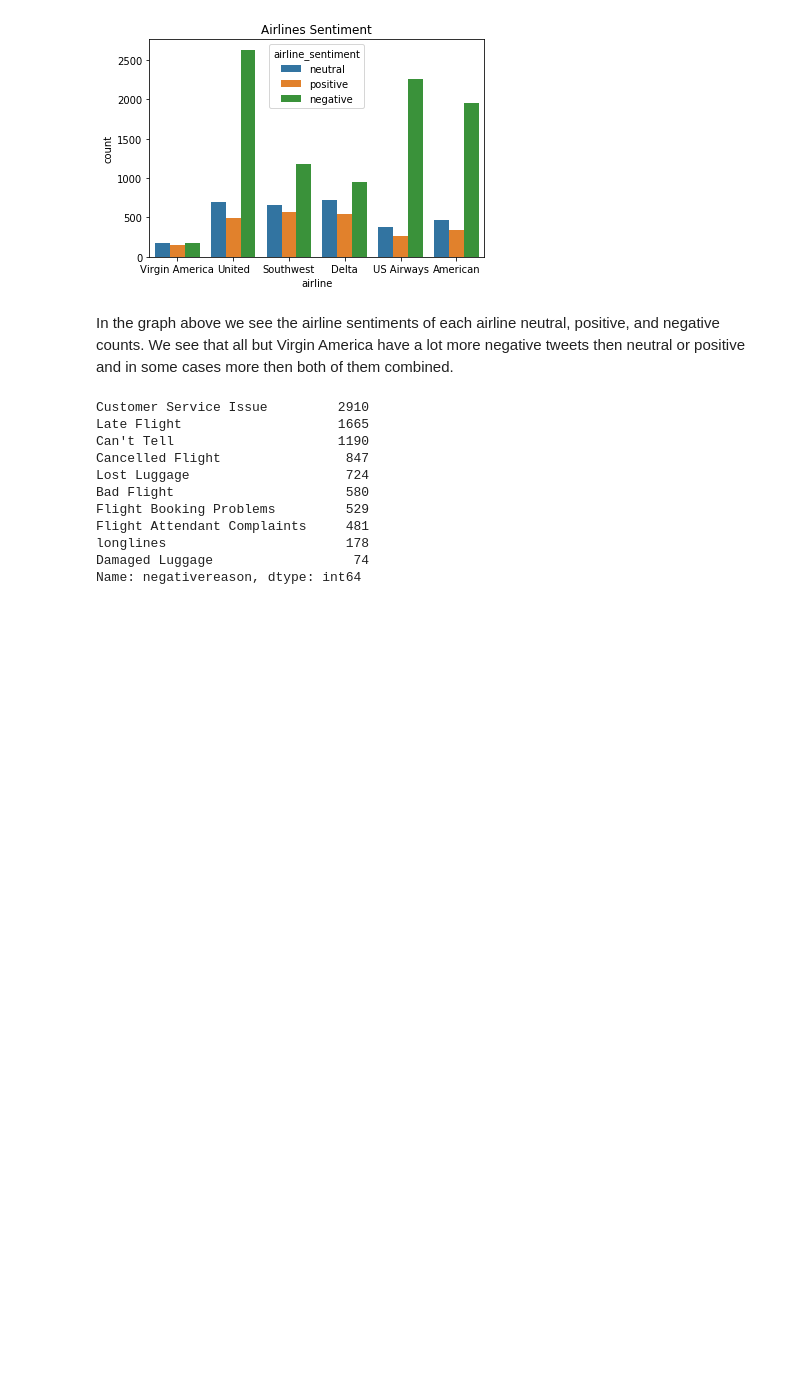
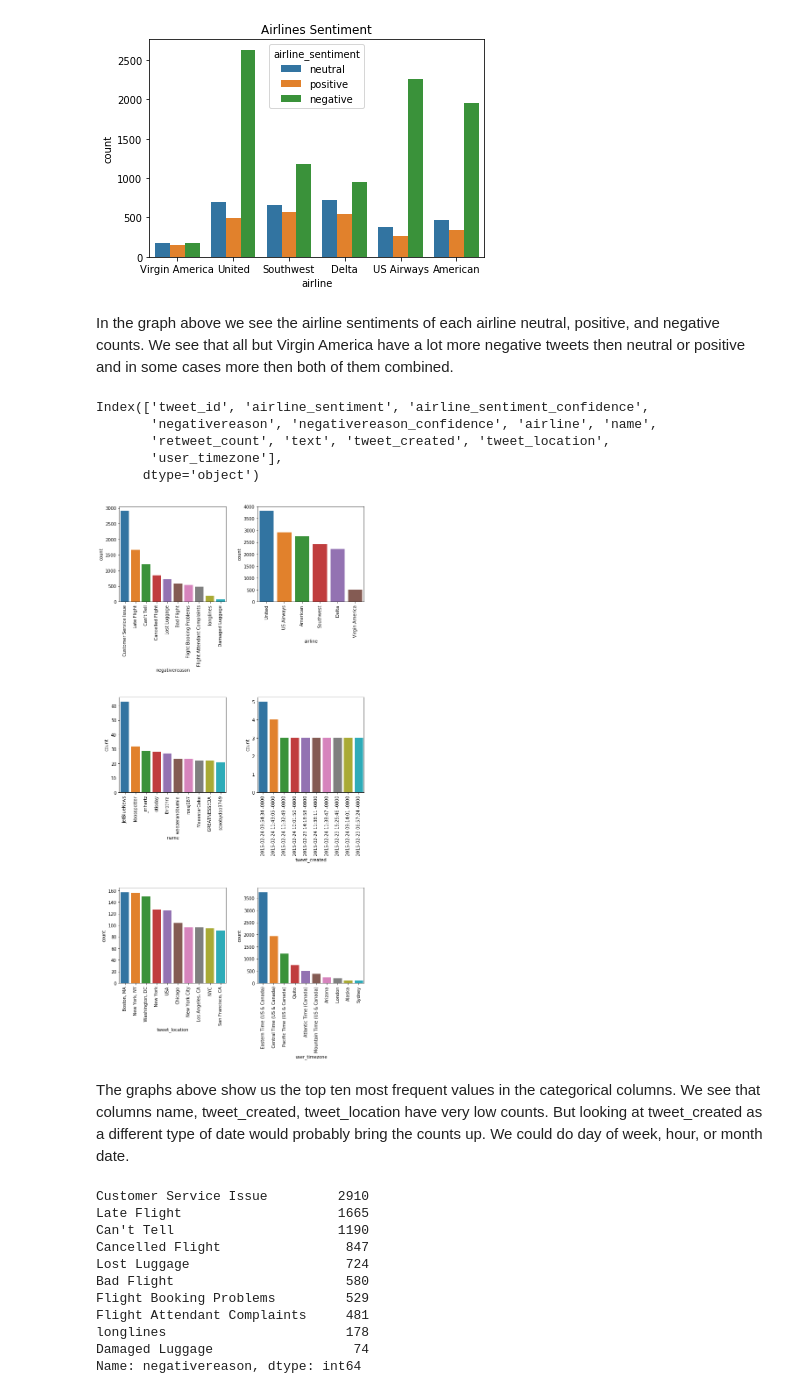
Before and after one commit to willjdew/Airline-Twitter-Sentiment, a Jupyter notebook: notebooks/Twitter_US_Airline_ Sentiment.ipynb, the cells around one changed output. Saved outputs shown, nothing was run; the diff lists cells and outputs as text; code cells hidden in the pictures; blank space fills up the shorter version.

```diff
--- a/notebooks/Twitter_US_Airline_ Sentiment.ipynb
+++ b/notebooks/Twitter_US_Airline_ Sentiment.ipynb
@@ -48,4 +48,5 @@ memory usage: 1.7+ MB
 # %% [markdown]
 Looking we see taht some columns have really low non-null object counts.  Columns airline_sentiment_gold has 40, negativereason_gold has 32, and twee_coord only has 1019.  These columns with a lot of missing values won't be of use in the model and will be dropped.
 # %%
-df_1 = df.drop(['airline_sentiment_gold', 'negativereason_gold', 'tweet_coord'], axis=1)
+df_1 = df.drop(['airline_sentiment_gold', 'negativereason_gold',
+                'tweet_coord'], axis=1)
@@ -61,6 +69,30 @@ plt.title('Airlines Sentiment');
 [figure]
 # %% [markdown]
 In the graph above we see the airline sentiments of each airline neutral, positive, and negative counts.  We see that all but Virgin America have a lot more negative tweets then neutral or positive and in some cases more then both of them combined.
+# %%
+df_1.columns
+# %% [output]
+Index(['tweet_id', 'airline_sentiment', 'airline_sentiment_confidence',
+       'negativereason', 'negativereason_confidence', 'airline', 'name',
+       'retweet_count', 'text', 'tweet_created', 'tweet_location',
+       'user_timezone'],
+      dtype='object')
+# %%
+columns = ['negativereason', 'airline', 'name', 'tweet_created',
+           'tweet_location', 'user_timezone']
+# %%
+fig = plt.figure(figsize=(10, 20))
+fig.subplots_adjust(hspace=1, wspace=0.3)
+
+for i, c in enumerate(columns, start=1):
+    ax = fig.add_subplot(3, 2, i)
+    chart = sns.countplot(x=c, data=df_1,
+                          order=df_1[c].value_counts().iloc[:10].index)
+    chart.set_xticklabels(chart.get_xticklabels(), rotation=90)
+# %% [output]
+[figure, added]
+# %% [markdown]
+The graphs above show us the top ten most frequent values in the categorical columns.  We see that columns name, tweet_created, tweet_location have very low counts.  But looking at tweet_created as a different type of date would probably bring the counts up.  We could do day of week, hour, or month date.
 # %%
 df_1['negativereason'].value_counts()
 # %% [output]
```
Also changed, not shown: parts of 2 cells of this notebook.
